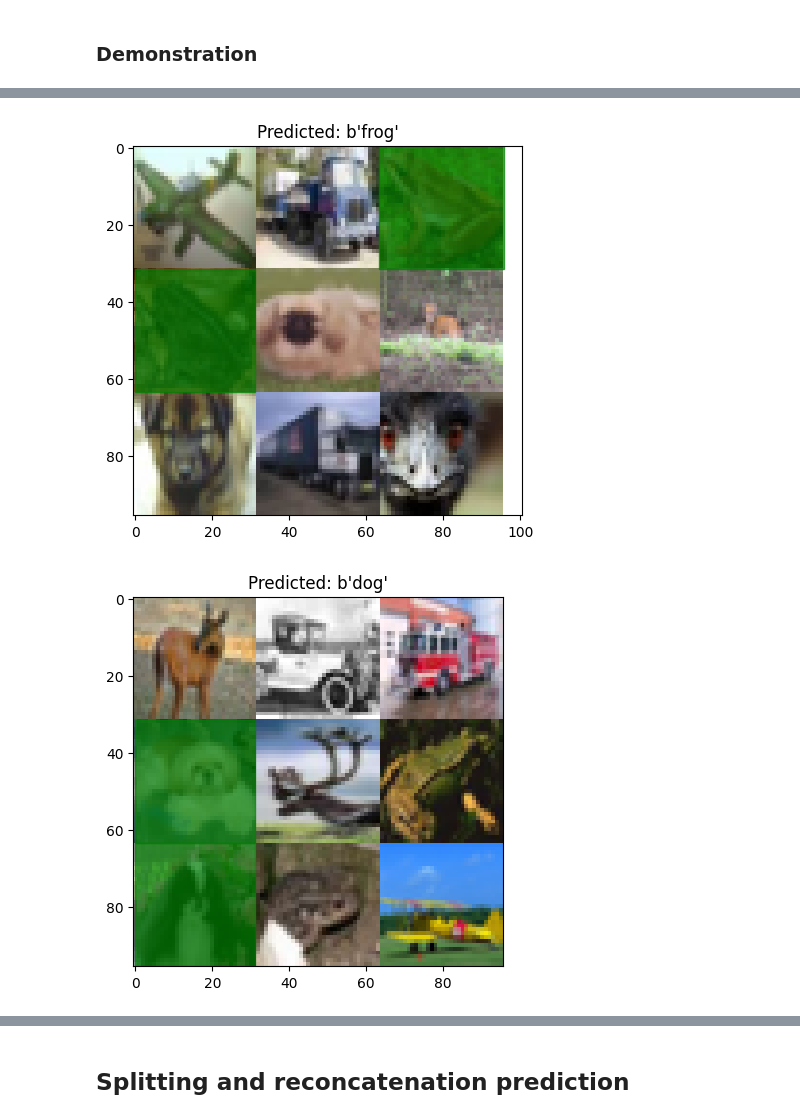
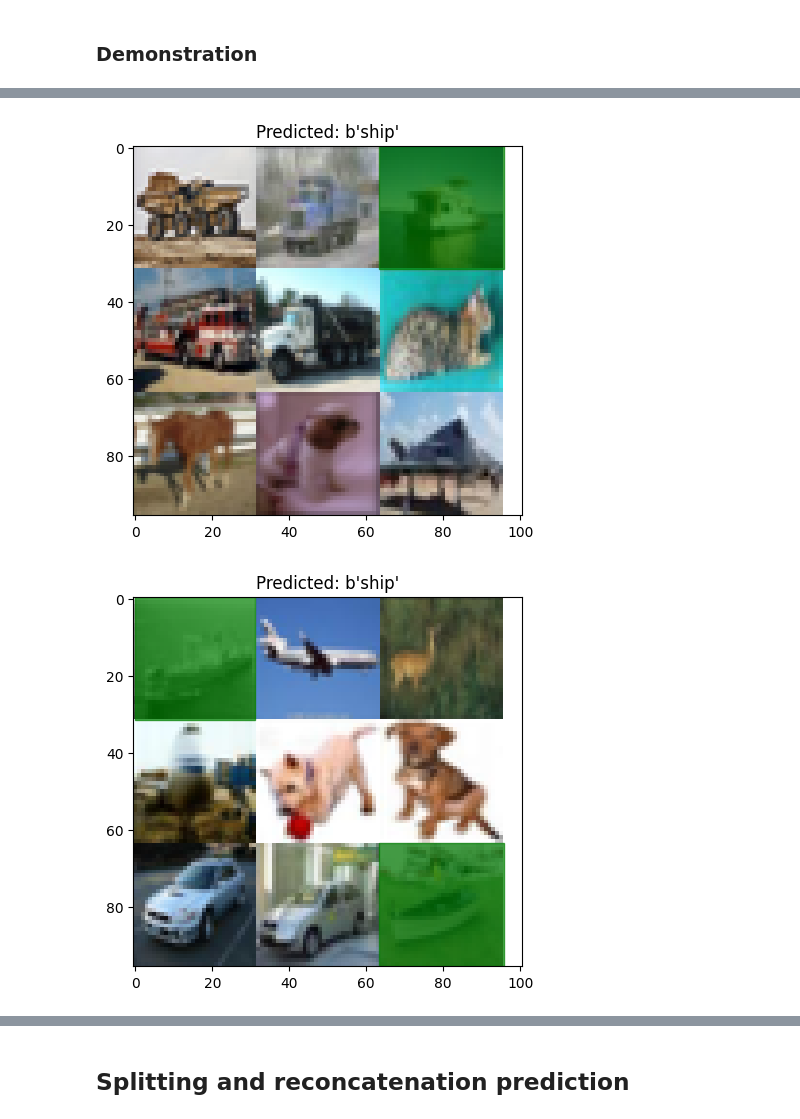
Before and after one commit to brivance/captcha_recognition, a Jupyter notebook: Final_Project474.ipynb, the cells around one changed output, grey strips where cells are left out. Drawn from its saved outputs; the diff is of its cells as text; code cells hidden in the pictures.

```diff
--- a/Final_Project474.ipynb
+++ b/Final_Project474.ipynb
@@ -189,8 +183,8 @@ images = train_batches[0][b'data']
 numerical_labels = train_batches[0][b'labels']
 text_label_interpretations = meta_data[b'label_names']
 
-test_image = images[2]
-numerical_label = numerical_labels[2]
+test_image = images[3]
+numerical_label = numerical_labels[3]
 # The images are flattened into a 1 x 3072 array so test_image is useless as-is
 # we first need to reshape them into a 32 x 32 x 3 tensor (a 32 x 32 image with RGB channels)
 # then we actually need to swap the 0 and the 1 index (the pics are sideways)
@@ -246,8 +240,8 @@ def create_simulated_captchas(batch, text_labels, test=False):
 
   # quintuple the data and labels
   if not test:
-    duplicated_images = np.concatenate([images] * 5, axis=0)
-    duplicated_label_indeces = np.concatenate([label_indeces] * 5, axis=0)
+    duplicated_images = np.concatenate([images] * 40, axis=0)
+    duplicated_label_indeces = np.concatenate([label_indeces] * 40, axis=0)
 
     # Generate a random permutation index
     permutation = np.random.permutation(len(duplicated_images))
@@ -562,6 +564,6 @@ import random
 
 for i in range(9):
     rand_index = random.randint(0,8)
-    label_to_predict = captcha_test_dataset[i][1][rand_index].int().item()
-    demonstrate(final_captcha, *captcha_test_dataset[i], label_to_predict)
+    label_to_predict = captcha_test_dataset[i*i+10][1][rand_index].int().item()
+    demonstrate(final_captcha, *captcha_test_dataset[i*i+10], label_to_predict)
 # %% [output]
@@ -571,2 +573,2 @@ for i in range(9):
-[figure, old version]
+[figure, new version]
-[figure, old version]
+[figure, new version]
```
Also changed, not shown: parts of 16 cells of this notebook.
